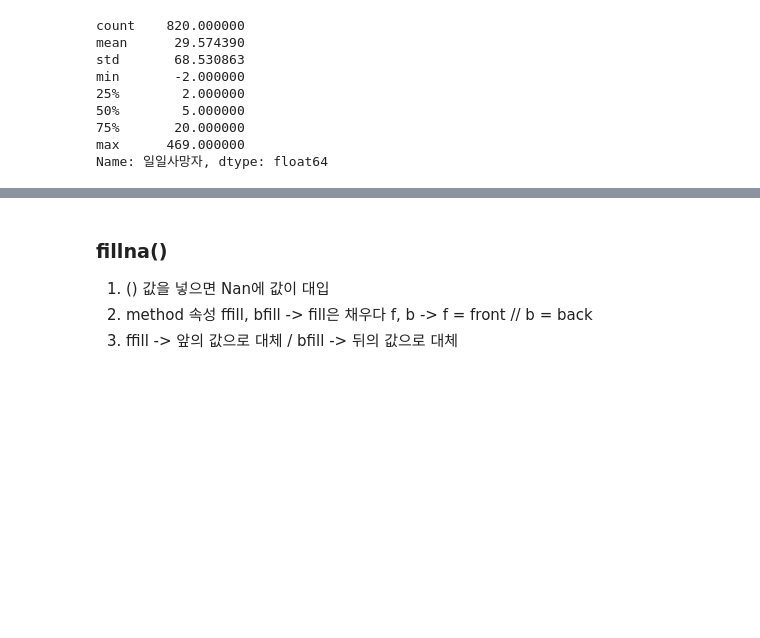
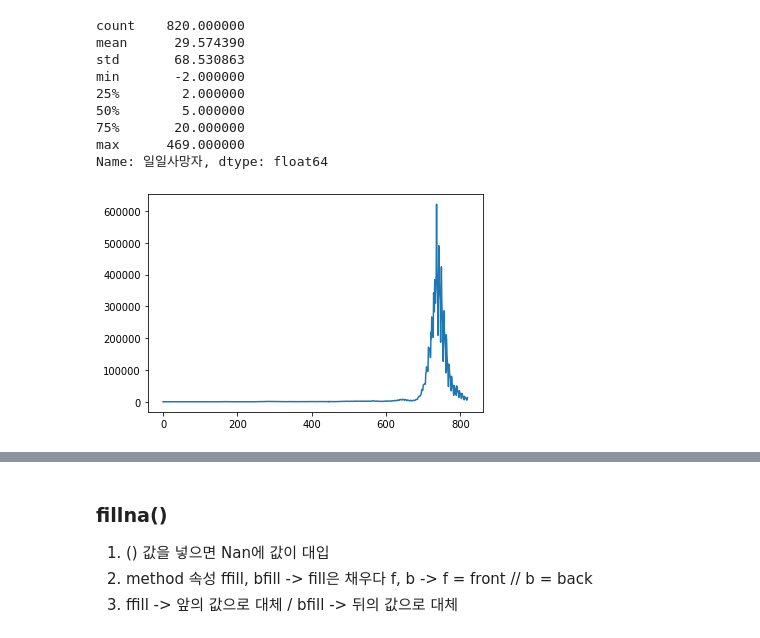
Before and after one commit to bsmoon-86/ubion-4, a Jupyter notebook: 220609/corona.ipynb, the cells around one changed output, grey strips where cells are left out. Saved outputs shown, nothing was run; the diff lists cells and outputs as text; code cells hidden in the pictures; blank space fills up the shorter version.

```diff
--- a/220609/corona.ipynb
+++ b/220609/corona.ipynb
@@ -132,9 +134,11 @@ Name: 일일사망자, dtype: float64
 # %%
 import matplotlib.pyplot as plt
 
-decide_cnt = corona_df.tail(100)["일일확진자"].values.tolist()
+decide_cnt = corona_df["일일확진자"].values.tolist()
 plt.plot(decide_cnt)
 plt.show()
+# %% [output]
+[figure, added]
 # %%
 death_cnt = corona_df["일일사망자"].values.tolist()
 plt.plot(death_cnt)
```
Also changed, not shown: parts of 9 cells of this notebook, 12 other files.
